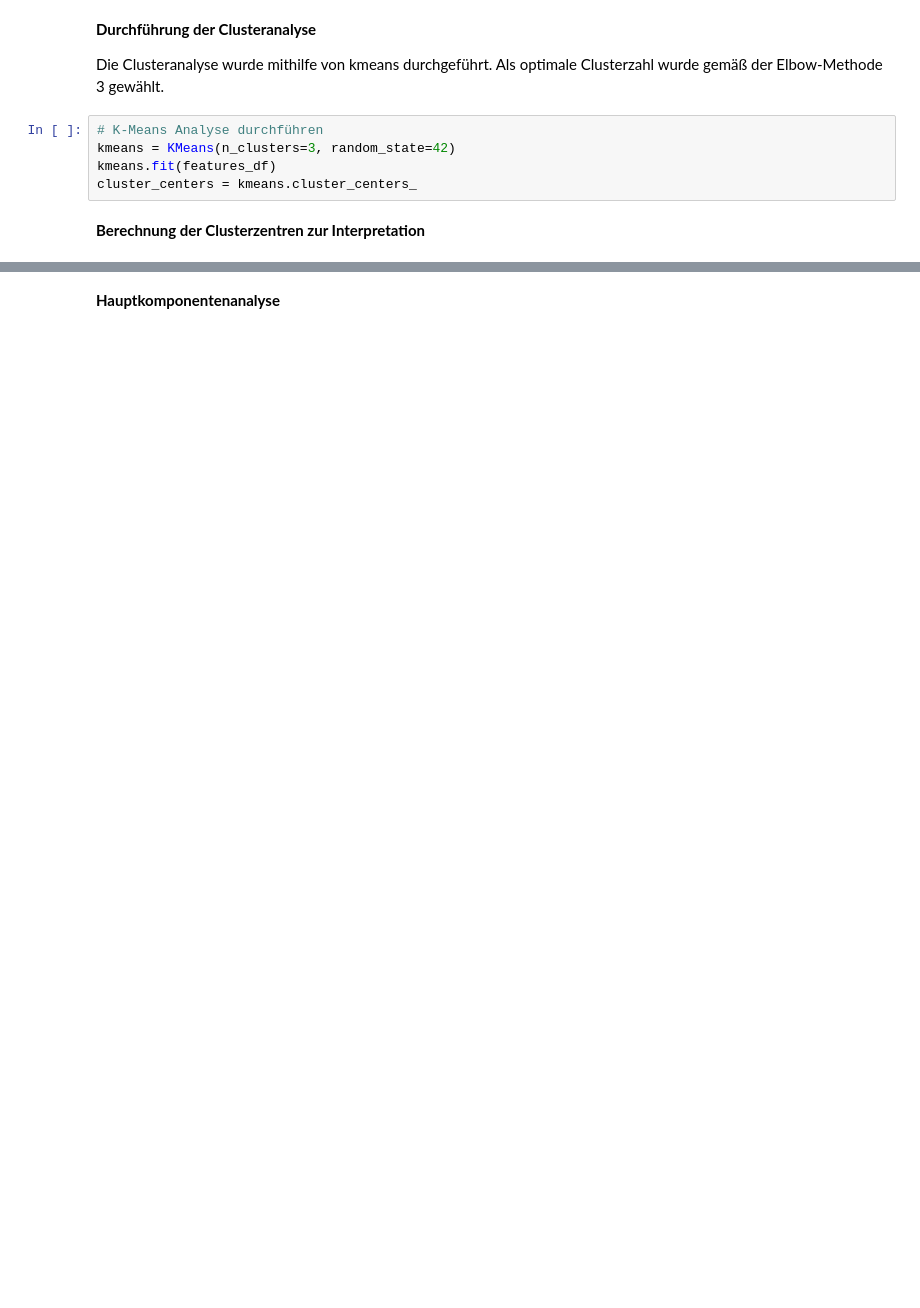
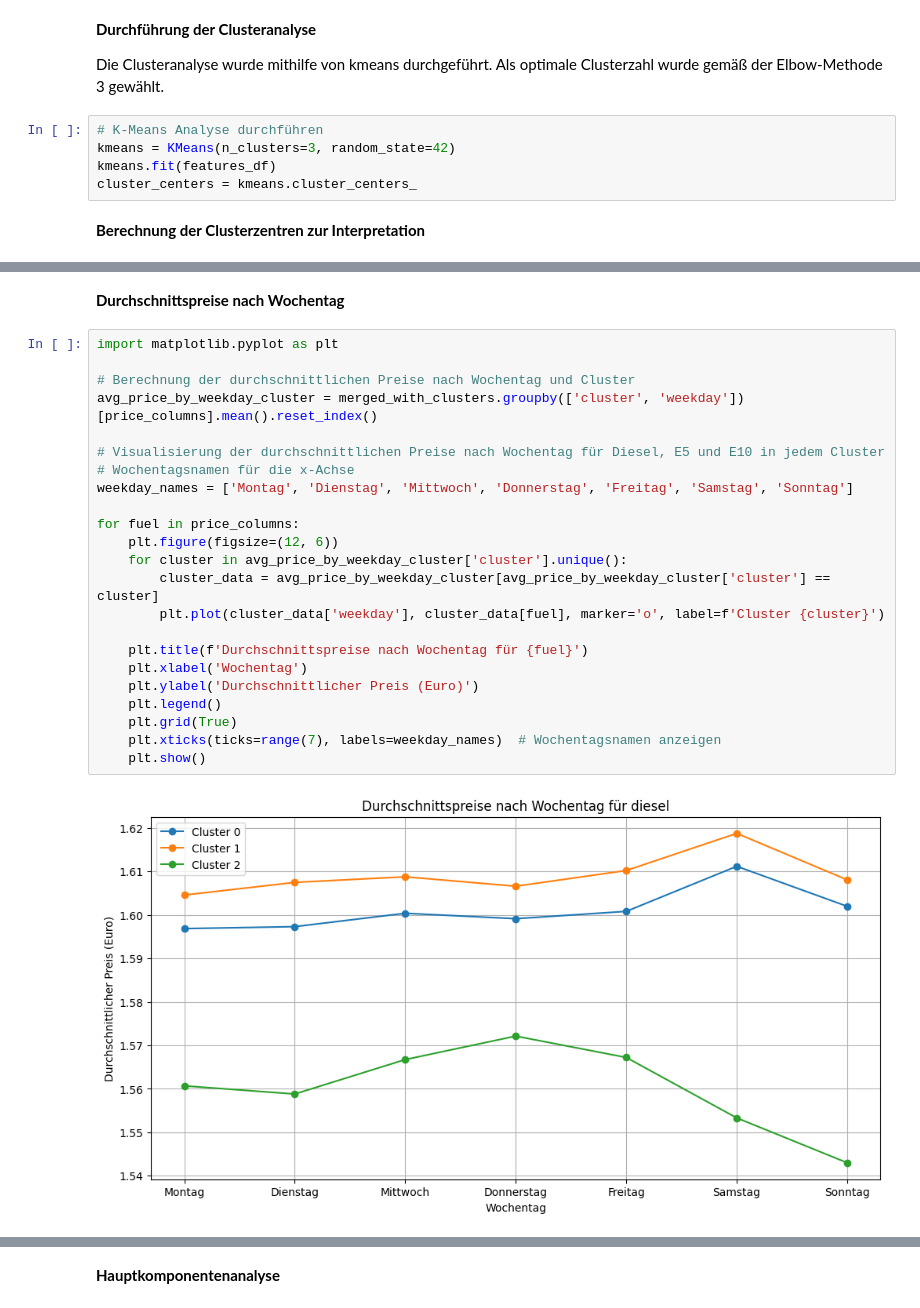
Before and after one commit to Seboldju/JS_JR_NK_Softwareentwicklung-Tankstellen, a Jupyter notebook: Extended_Load_and_preprocess_Data.ipynb, the cells around one changed output, grey strips where cells are left out. Drawn from its saved outputs; the diff is of its cells as text; blank space fills up the shorter version.

```diff
--- a/Extended_Load_and_preprocess_Data.ipynb
+++ b/Extended_Load_and_preprocess_Data.ipynb
@@ -814,0 +960,27 @@ files.download('Clusterzentren.csv')
+# %% [markdown]
+**Durchschnittspreise nach Wochentag**
+# %%
+import matplotlib.pyplot as plt
+
+# Berechnung der durchschnittlichen Preise nach Wochentag und Cluster
+avg_price_by_weekday_cluster = merged_with_clusters.groupby(['cluster', 'weekday'])[price_columns].mean().reset_index()
+
+# Visualisierung der durchschnittlichen Preise nach Wochentag für Diesel, E5 und E10 in jedem Cluster
+# Wochentagsnamen für die x-Achse
+weekday_names = ['Montag', 'Dienstag', 'Mittwoch', 'Donnerstag', 'Freitag', 'Samstag', 'Sonntag']
+
+for fuel in price_columns:
+    plt.figure(figsize=(12, 6))
+    for cluster in avg_price_by_weekday_cluster['cluster'].unique():
+        cluster_data = avg_price_by_weekday_cluster[avg_price_by_weekday_cluster['cluster'] == cluster]
+        plt.plot(cluster_data['weekday'], cluster_data[fuel], marker='o', label=f'Cluster {cluster}')
+
+    plt.title(f'Durchschnittspreise nach Wochentag für {fuel}')
+    plt.xlabel('Wochentag')
+    plt.ylabel('Durchschnittlicher Preis (Euro)')
+    plt.legend()
+    plt.grid(True)
+    plt.xticks(ticks=range(7), labels=weekday_names)  # Wochentagsnamen anzeigen
+    plt.show()
+# %% [output]
+[figure, added]
```
Also changed, not shown: parts of 59 cells of this notebook.
